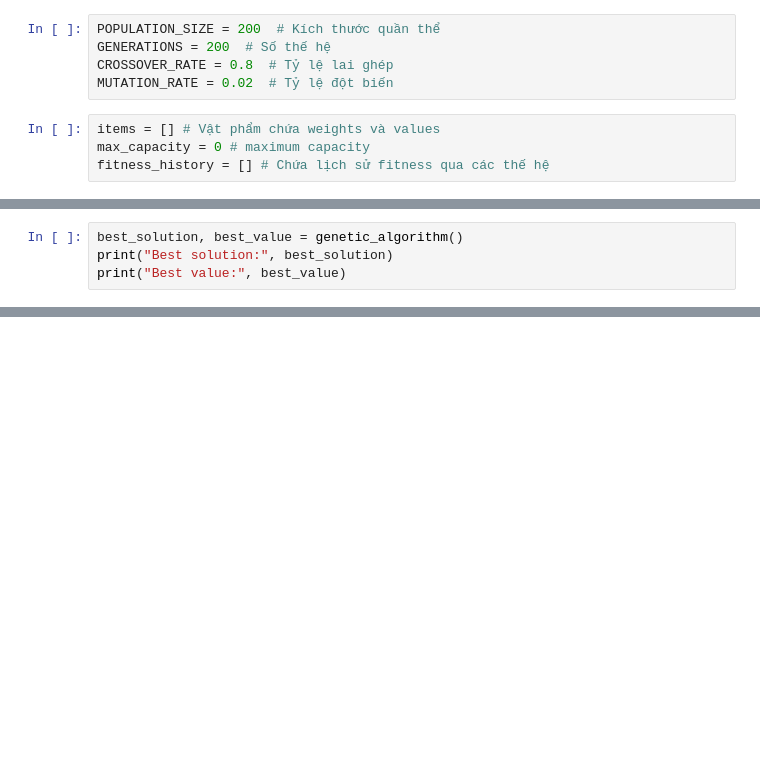
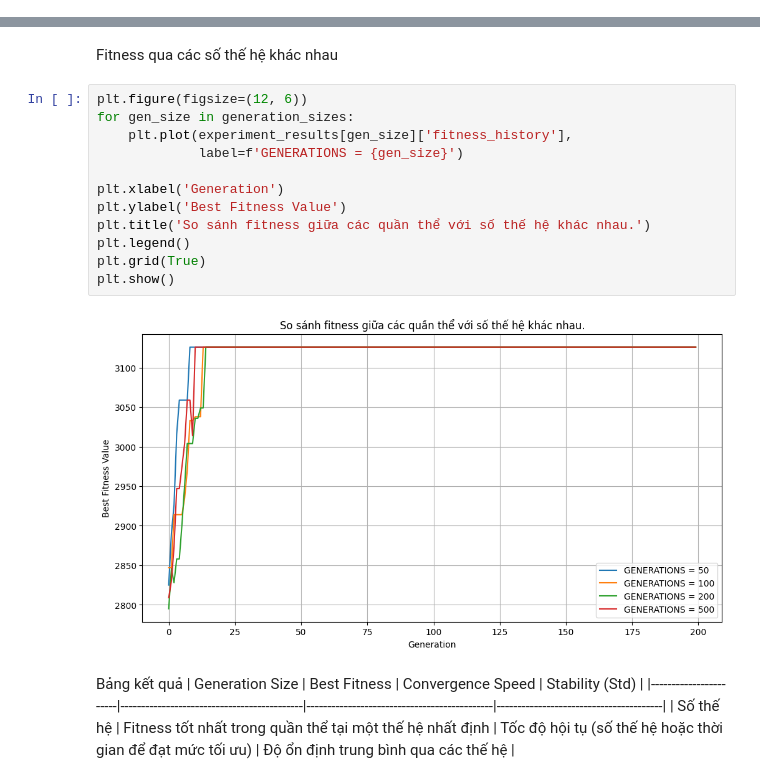
Before and after one commit to Avcuongy/Knapsack-Problem-Genetic-Algorithm, a Jupyter notebook: Knapsack (GA)/Experiement_Cuong_2.ipynb, the cells around one changed output, grey strips where cells are left out. Saved outputs shown, nothing was run; the diff lists cells and outputs as text; blank space fills up the shorter version.

```diff
--- a/Knapsack (GA)/Experiement_Cuong_2.ipynb
+++ b/Knapsack (GA)/Experiement_Cuong_2.ipynb
@@ -27,9 +0,0 @@ import random
-# %%
-POPULATION_SIZE = 200  # Kích thước quần thể
-GENERATIONS = 200  # Số thế hệ
-CROSSOVER_RATE = 0.8  # Tỷ lệ lai ghép
-MUTATION_RATE = 0.02  # Tỷ lệ đột biến
-# %%
-items = [] # Vật phẩm chứa weights và values
-max_capacity = 0 # maximum capacity
-fitness_history = [] # Chứa lịch sử fitness qua các thế hệ
@@ -115,4 +0,0 @@ def genetic_algorithm():
-# %%
-best_solution, best_value = genetic_algorithm()
-print("Best solution:", best_solution)
-print("Best value:", best_value)
@@ -132,0 +124,21 @@ plt.show()
+# %% [markdown]
+Fitness qua các số thế hệ khác nhau
+# %%
+plt.figure(figsize=(12, 6))
+for gen_size in generation_sizes:
+    plt.plot(experiment_results[gen_size]['fitness_history'],
+             label=f'GENERATIONS = {gen_size}')
+
+plt.xlabel('Generation')
+plt.ylabel('Best Fitness Value')
+plt.title('So sánh fitness giữa các quần thể với số thế hệ khác nhau.')
+plt.legend()
+plt.grid(True)
+plt.show()
+# %% [output]
+[figure, added]
+# %% [markdown]
+Bảng kết quả
+| Generation Size      | Best Fitness                               | Convergence Speed                            | Stability (Std)                        |
+|-----------------------|--------------------------------------------|---------------------------------------------|----------------------------------------|
+| Số thế hệ | Fitness tốt nhất trong quần thể tại một thế hệ nhất định | Tốc độ hội tụ (số thế hệ hoặc thời gian để đạt mức tối ưu) | Độ ổn định trung bình qua các thế hệ |
```
Also changed, not shown: parts of 45 cells of this notebook.
